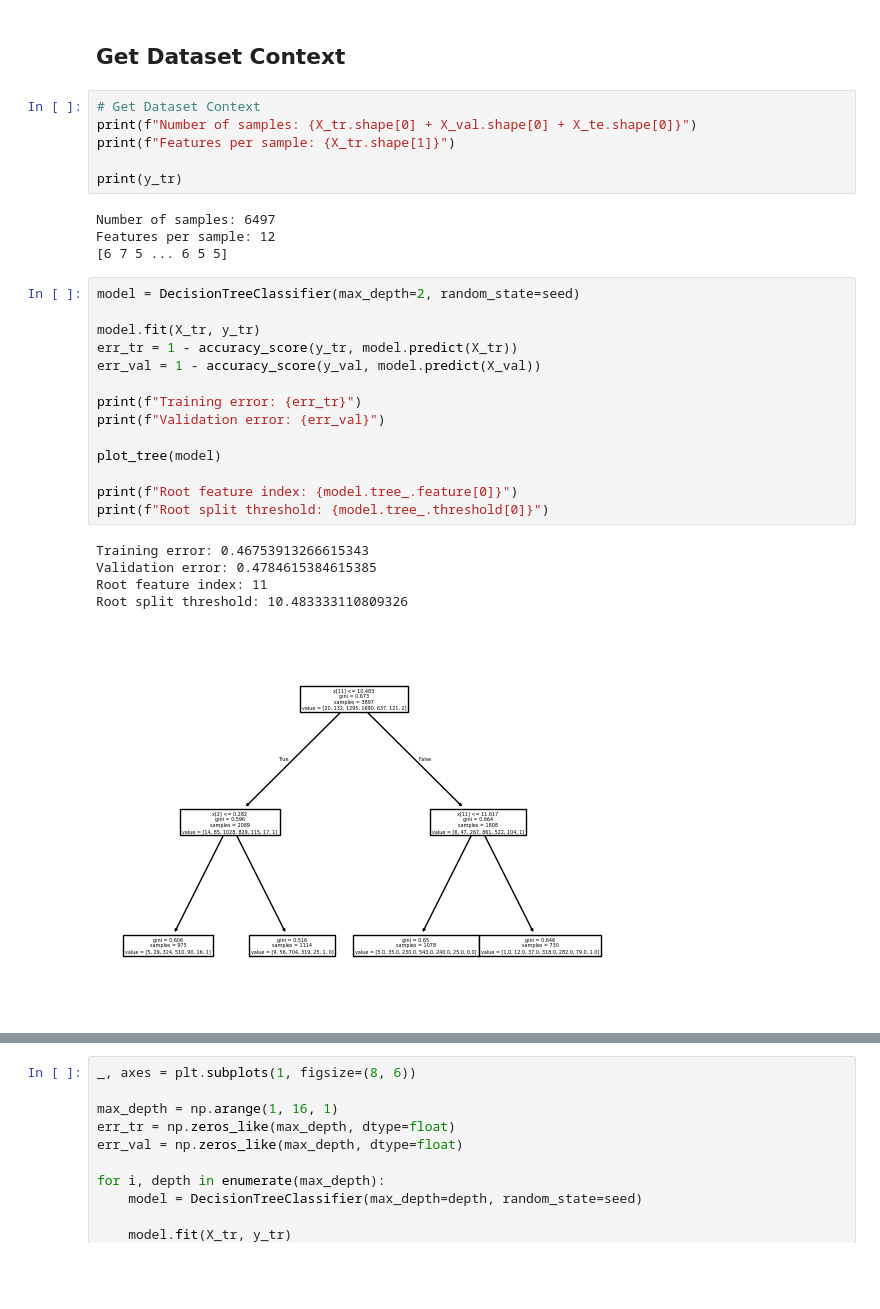
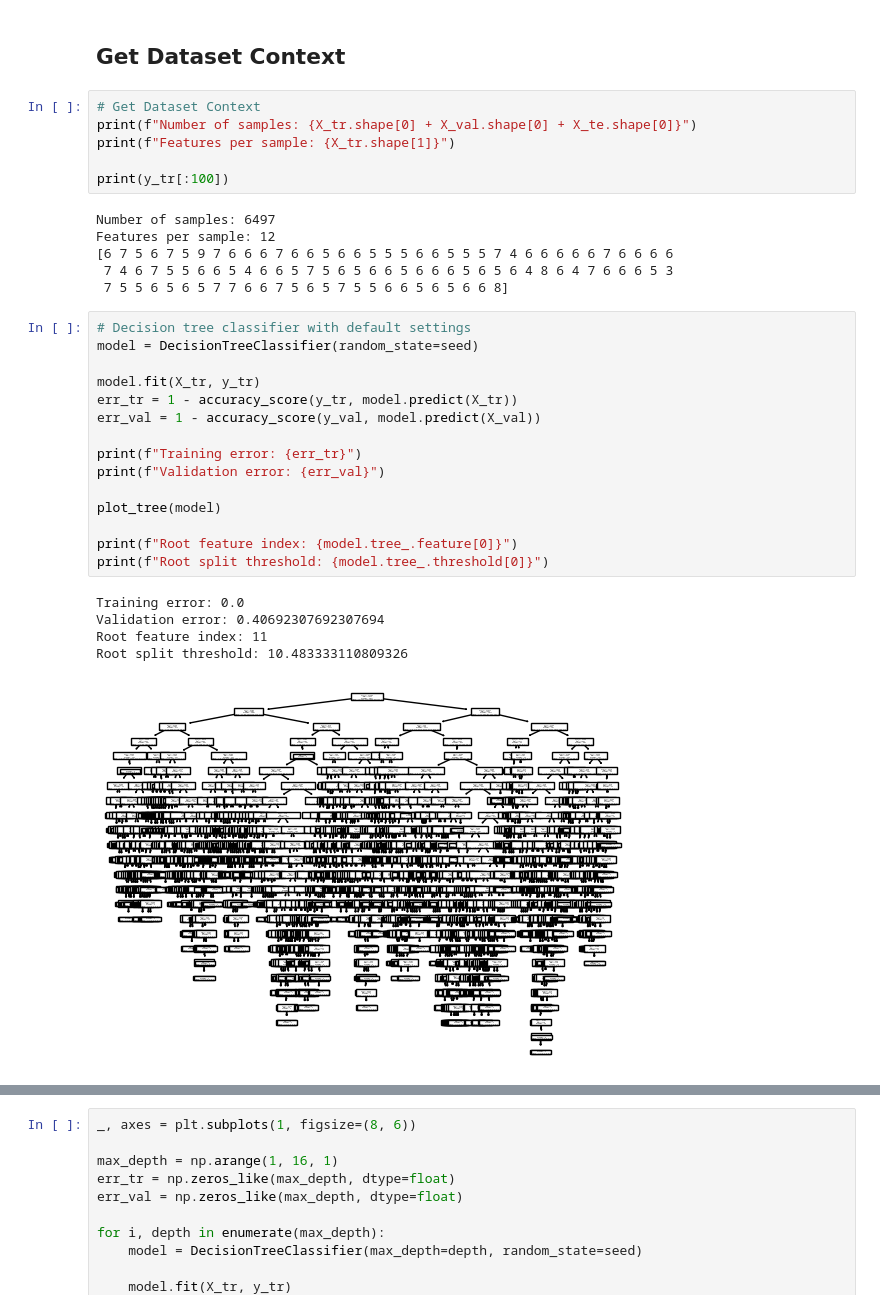
Before and after one commit to nreualuhs/178-Group-Project, a Jupyter notebook: DecisionTree.ipynb, the cells around one changed output, grey strips where cells are left out. Drawn from its saved outputs; the diff is of its cells as text; blank space fills up the shorter version.

```diff
--- a/DecisionTree.ipynb
+++ b/DecisionTree.ipynb
@@ -29,28 +30,31 @@ X_tr, X_val, X_te, y_tr, y_val, y_te = part.getDefaultWineSets()
 print(f"Number of samples: {X_tr.shape[0] + X_val.shape[0] + X_te.shape[0]}")
 print(f"Features per sample: {X_tr.shape[1]}")
 
-print(y_tr)
+print(y_tr[:100])
 # %% [output]
 Number of samples: 6497
 Features per sample: 12
-[6 7 5 ... 6 5 5]
+[6 7 5 6 7 5 9 7 6 6 6 7 6 6 5 6 6 5 5 5 6 6 5 5 5 7 4 6 6 6 6 6 7 6 6 6 6
+ 7 4 6 7 5 5 6 6 5 4 6 6 5 7 5 6 5 6 6 5 6 6 6 5 6 5 6 4 8 6 4 7 6 6 6 5 3
+ 7 5 5 6 5 6 5 7 7 6 6 7 5 6 5 7 5 5 6 6 5 6 5 6 6 8]
 # %%
-model = DecisionTreeClassifier(max_depth=2, random_state=seed)
+# Decision tree classifier with default settings
+model = DecisionTreeClassifier(random_state=seed)
 
 model.fit(X_tr, y_tr)
 err_tr = 1 - accuracy_score(y_tr, model.predict(X_tr))
 err_val = 1 - accuracy_score(y_val, model.predict(X_val))
 
 print(f"Training error: {err_tr}")
 print(f"Validation error: {err_val}")
 
 plot_tree(model)
 
 print(f"Root feature index: {model.tree_.feature[0]}")
 print(f"Root split threshold: {model.tree_.threshold[0]}")
 # %% [output]
-Training error: 0.46753913266615343
-Validation error: 0.4784615384615385
+Training error: 0.0
+Validation error: 0.40692307692307694
 Root feature index: 11
 Root split threshold: 10.483333110809326
-[figure, old version]
+[figure, new version]
```
Also changed, not shown: parts of 11 cells of this notebook.
